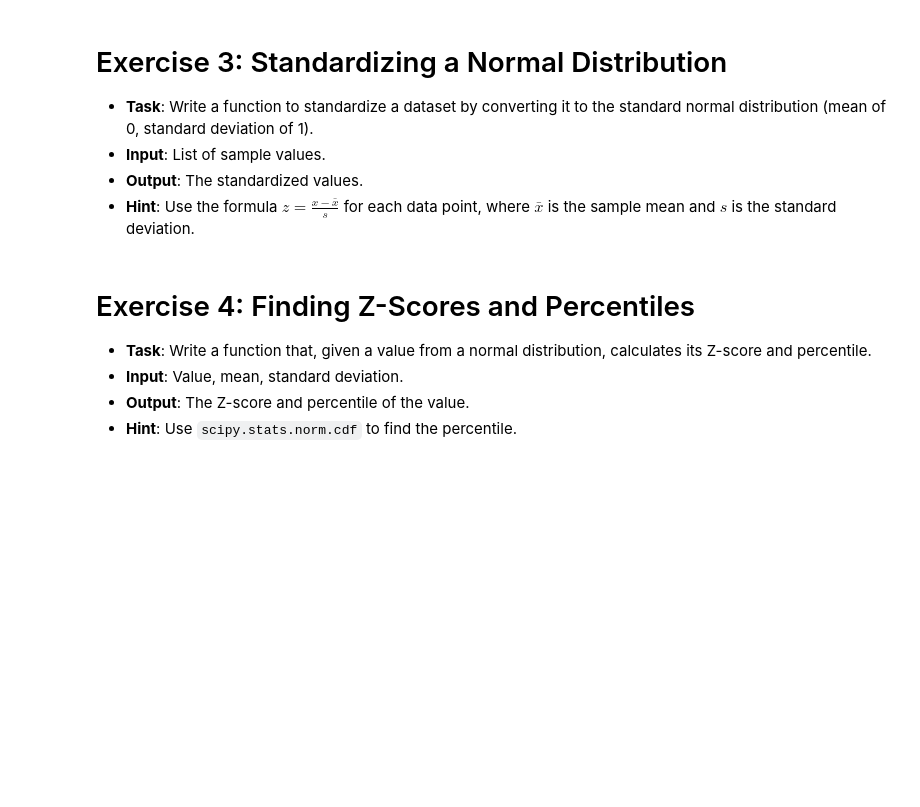
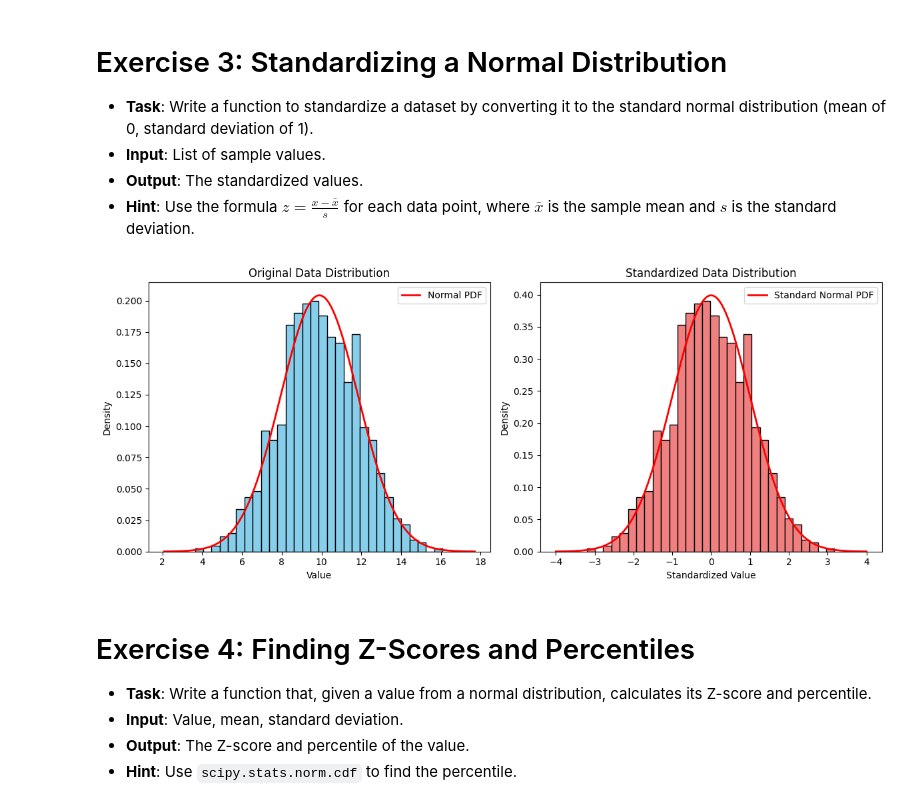
Before and after one commit to 0xd1rac/traditional-ml-projects, a Jupyter notebook: PSU_STAT-415_Introduction-To-Mathematical-Statistics/0_Probabilty Distribution Labs/Normal Distribution.ipynb, the cells around one changed output. Cells and saved outputs as stored; diff of their text form; code cells hidden in the pictures; blank space fills up the shorter version.

```diff
--- a/PSU_STAT-415_Introduction-To-Mathematical-Statistics/0_Probabilty Distribution Labs/Normal Distribution.ipynb
+++ b/PSU_STAT-415_Introduction-To-Mathematical-Statistics/0_Probabilty Distribution Labs/Normal Distribution.ipynb
@@ -17,6 +61,41 @@
 - **Input**: List of sample values.
 - **Output**: The standardized values.
 - **Hint**: Use the formula $ z = \frac{x - \bar{x}}{s} $ for each data point, where $ \bar{x} $ is the sample mean and $ s $ is the standard deviation.
+# %%
+def convert_to_standard_normal(sample_data):
+    sample_mean = np.mean(sample_data)
+    sample_std = np.std(sample_data)
+    standardized_data = (sample_data - sample_mean) / sample_std
+    fig, axes = plt.subplots(1, 2, figsize=(12, 5))
+    # Original data plot
+    axes[0].hist(sample_data, bins=30, color='skyblue', edgecolor='black', density=True)
+    x_values = np.linspace(sample_mean - 4*sample_std, sample_mean + 4*sample_std, 1000)
+    axes[0].plot(x_values, stats.norm.pdf(x_values, sample_mean, sample_std), 'r', lw=2, label='Normal PDF')
+    axes[0].set_title('Original Data Distribution')
+    axes[0].set_xlabel('Value')
+    axes[0].set_ylabel('Density')
+    axes[0].legend()
+
+    # Standardized data plot
+    axes[1].hist(standardized_data, bins=30, color='lightcoral', edgecolor='black', density=True)
+    x_standardized = np.linspace(-4, 4, 1000)
+    axes[1].plot(x_standardized, stats.norm.pdf(x_standardized, 0, 1), 'r', lw=2, label='Standard Normal PDF')
+    axes[1].set_title('Standardized Data Distribution')
+    axes[1].set_xlabel('Standardized Value')
+    axes[1].set_ylabel('Density')
+    axes[1].legend()
+
+    # Display plots
+    plt.tight_layout()
+    plt.show()
+
+    return standardized_data
+
+
+sample_data = np.random.normal(10, 2, 1000)
+standardized_data = convert_to_standard_normal(sample_data)
+# %% [output]
+[figure, added]
 # %% [markdown]
 # Exercise 4: Finding Z-Scores and Percentiles
 - **Task**: Write a function that, given a value from a normal distribution, calculates its Z-score and percentile.
```
Also changed, not shown: parts of 20 cells of this notebook, 4 other files.
